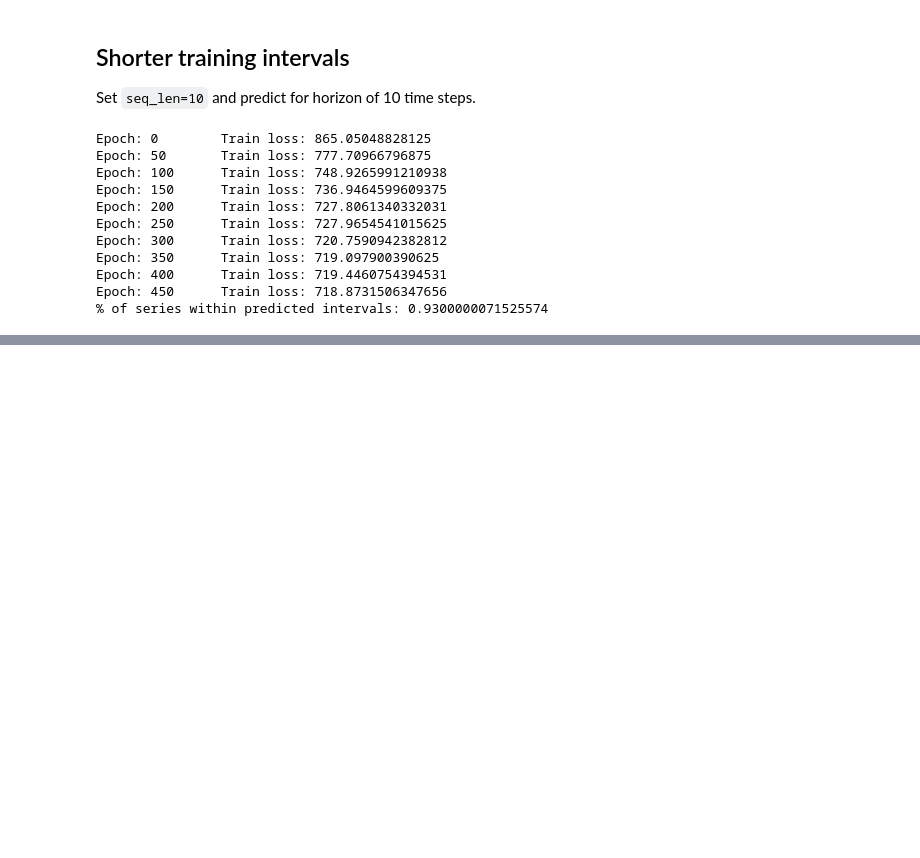
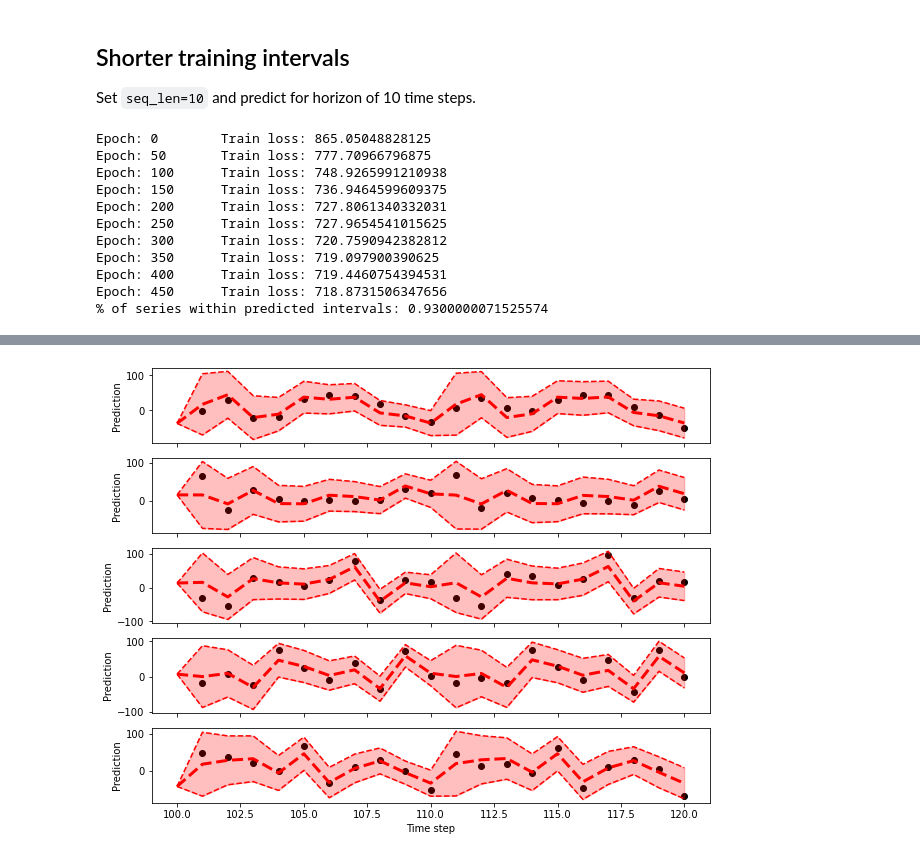
Before and after one commit to kamilest/conformal-rnn, a Jupyter notebook: conformal.ipynb, the cells around one changed output, grey strips where cells are left out. Saved outputs shown, nothing was run; the diff lists cells and outputs as text; code cells hidden in the pictures; blank space fills up the shorter version.

```diff
--- a/conformal.ipynb
+++ b/conformal.ipynb
@@ -142,0 +144,5 @@ plot_ts(test_dataset, coverages, intervals, 20)
+# %%
+miscovered_idx = torch.nonzero(~coverages_short, as_tuple=False)[:, 0].tolist()
+plot_ts(test_dataset, coverages, intervals, idx=miscovered_idx, forecast_only=True)
+# %% [output]
+[figure, added]
```
Also changed, not shown: parts of 4 cells of this notebook.
